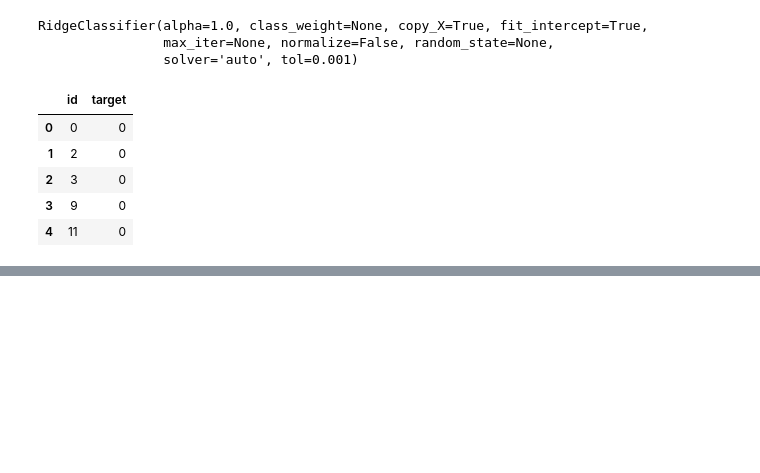
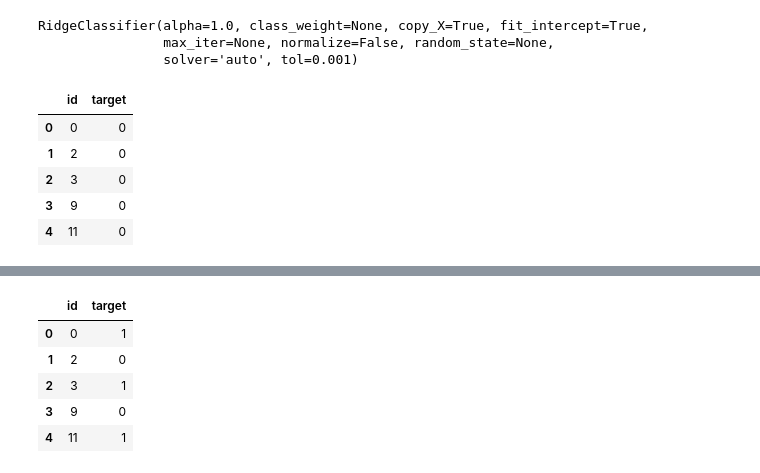
Before and after one commit to ArslanAhmadeev/Kaggle, a Jupyter notebook: NLP_Projects/NLP_with_disaster_tweets/First_Solution.ipynb, the cells around one changed output, grey strips where cells are left out. Saved outputs shown, nothing was run; the diff lists cells and outputs as text; code cells hidden in the pictures; blank space fills up the shorter version.

```diff
--- a/NLP_Projects/NLP_with_disaster_tweets/First_Solution.ipynb
+++ b/NLP_Projects/NLP_with_disaster_tweets/First_Solution.ipynb
@@ -113,0 +238,7 @@ sub1.head()
+# %%
+"""TF-IDF without frequency limits. Chose penalty for Logistic regression."""
+
+tf_idf_vectorizer = feature_extraction.text.TfidfVectorizer()
+
+train_vectors = tf_idf_vectorizer.fit_transform(train_df['text'])
+test_vectors = tf_idf_vectorizer.transform(test_df['text'])
@@ -113,0 +263,18 @@ sub1.head()
+# %%
+log_reg_clf2.fit(train_vectors, train_df['target'])
+
+prediction3 = log_reg_clf2.predict(test_vectors)
+
+sub3 = pd.DataFrame(data=sample_submission['id'].values, columns=['id'])
+sub3['target'] = prediction3
+
+sub3.to_csv('submissions/sub3.csv', index=False)
+# %%
+sub3.head()
+# %% [output]
+|  | id | target |
+| 0 | 0 | 1 |
+| 1 | 2 | 0 |
+| 2 | 3 | 1 |
+| 3 | 9 | 0 |
+| 4 | 11 | 1 |
```
Also changed, not shown: parts of 29 cells of this notebook, 2 other files.
